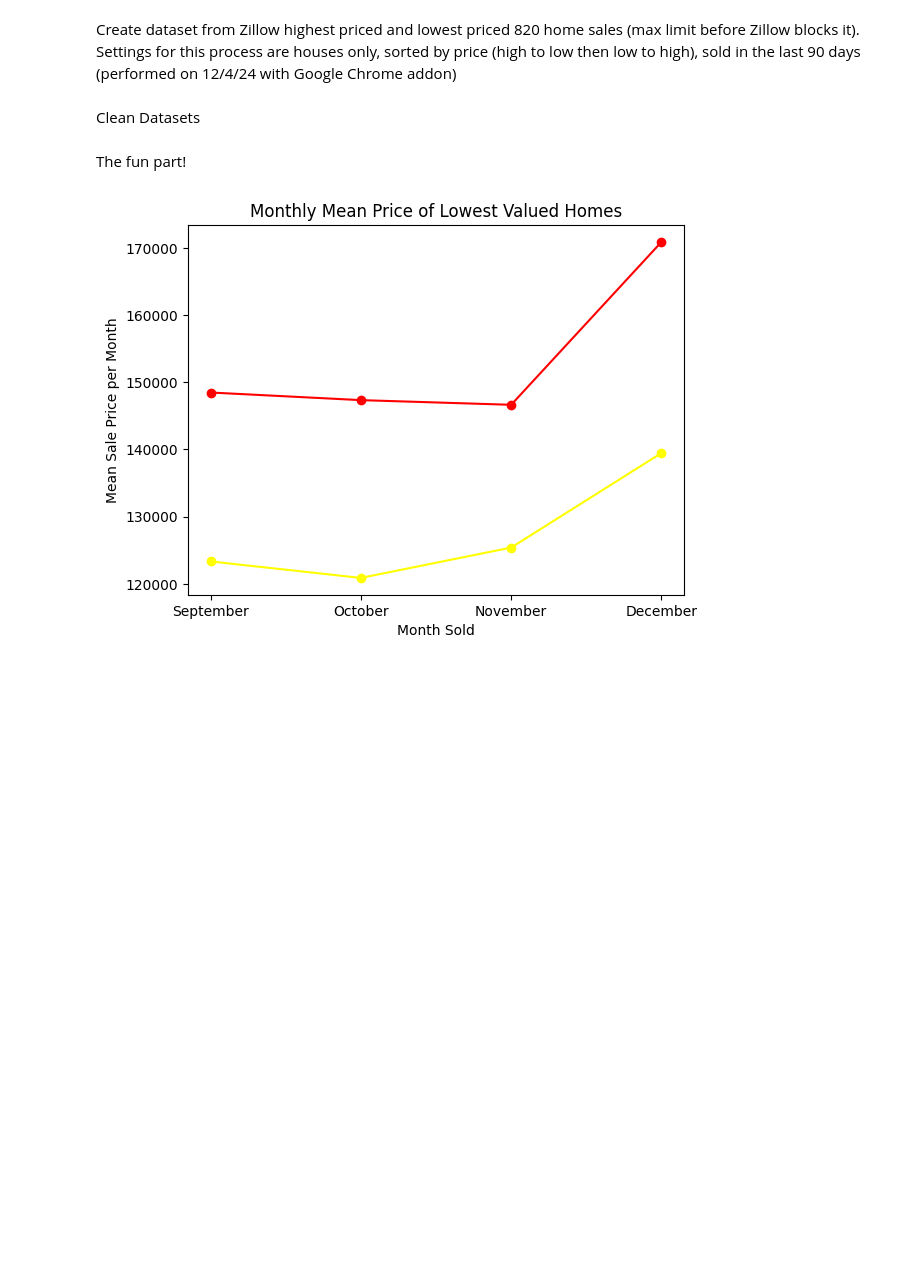
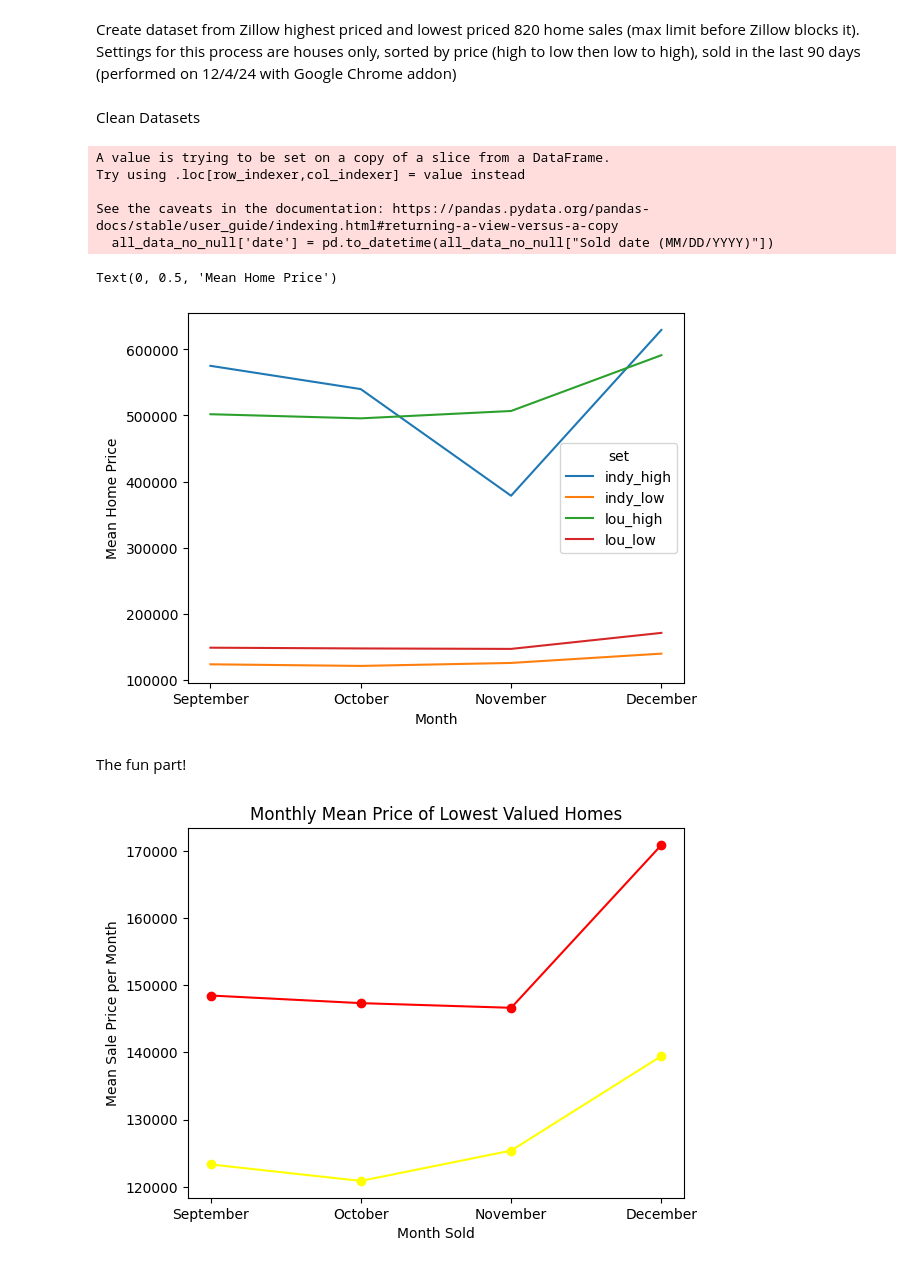
Before and after one commit to NicholasJCampbell/LouvsIndy, a Jupyter notebook: lou_v._indy_cleaner.ipynb, the cells around one changed output. Drawn from its saved outputs; the diff is of its cells as text; code cells hidden in the pictures; blank space fills up the shorter version.

Commit message:
updated the first part of the coding. still need to recode the second line plot

```diff
--- a/lou_v._indy_cleaner.ipynb
+++ b/lou_v._indy_cleaner.ipynb
@@ -30,10 +19,49 @@ indy_high_sorted["Sold date (MM/DD/YYYY)"] = indy_high_sorted["Sold date (MM/DD/
+# %%
+# Created column as an indicator for data source
+
+lou_low['set'] = 'lou_low'
+lou_high['set'] = 'lou_high'
+indy_low['set'] = 'indy_low'
+indy_high['set'] = 'indy_high'
 # %%
 # Join datasets and remove unnecessary columns
-all_data = pd.concat([lou_low_sorted, lou_high_sorted, indy_low_sorted, indy_high_sorted])
+all_data = pd.concat([lou_low, lou_high, indy_low, indy_high])
 all_data = all_data.drop(columns=["Property type","Property URL","MLS ID","Country","Zip","State","Street address","City"])
 
 #remove any rows that are missing a property price, sold date, or price per living area unit value
 all_data_no_null = all_data.dropna(subset=["Property price (USD)","Price per living area unit (USD)","Sold date (MM/DD/YYYY)"])
+
+# Converted data column to datetime datatype
+all_data_no_null['date'] = pd.to_datetime(all_data_no_null["Sold date (MM/DD/YYYY)"])
+
+# Dropped the old column
+all_data_no_null = all_data_no_null.drop("Sold date (MM/DD/YYYY)", axis=1)
+all_data_no_null = all_data_no_null.sort_values(by='date')
+
+# Created a month column indicating month name
+all_data_no_null['month'] = all_data_no_null['date'].dt.month_name()
+# %% [output]
+A value is trying to be set on a copy of a slice from a DataFrame.
+Try using .loc[row_indexer,col_indexer] = value instead
+
+See the caveats in the documentation: https://pandas.pydata.org/pandas-docs/stable/user_guide/indexing.html#returning-a-view-versus-a-copy
+  all_data_no_null['date'] = pd.to_datetime(all_data_no_null["Sold date (MM/DD/YYYY)"])
+# %%
+# Created line_plot variable using a groupby set and month and the aggregate function, rounding to two places and 'unstacking'
+
+line_plot = all_data_no_null[['Property price (USD)', 'set', 'month']].groupby(['set', 'month']).mean().round(2).unstack()
+line_plot = line_plot.iloc[:, ::-1].transpose()
+# %%
+# Plot data
+
+ax = line_plot.plot()
+ax.set_xticks([0,1,2,3])
+ax.set_xticklabels(["September","October","November","December"])
+ax.set_xlabel('Month')
+ax.set_ylabel('Mean Home Price')
+# %% [output]
+Text(0, 0.5, 'Mean Home Price')
+[figure, added]
 # %% [markdown]
 The fun part!
 # %%
```
Also changed, not shown: parts of 1 cell of this notebook.
